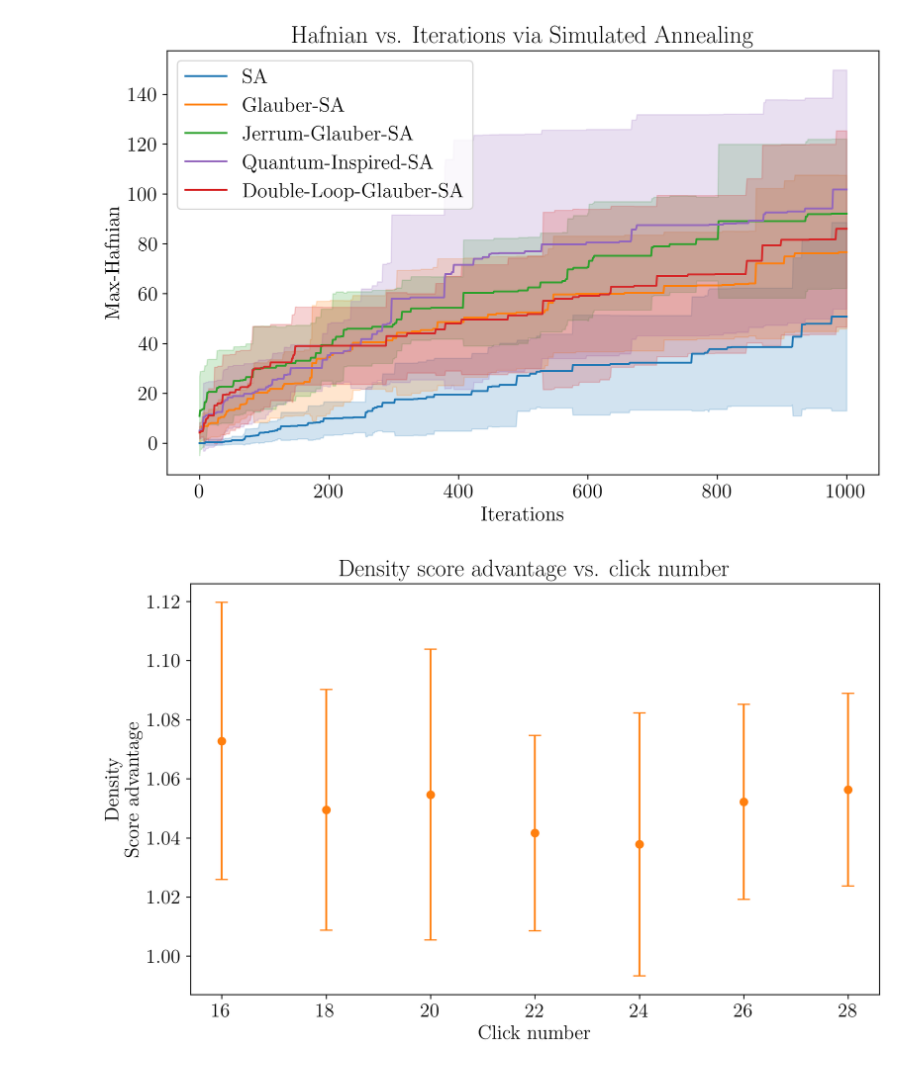
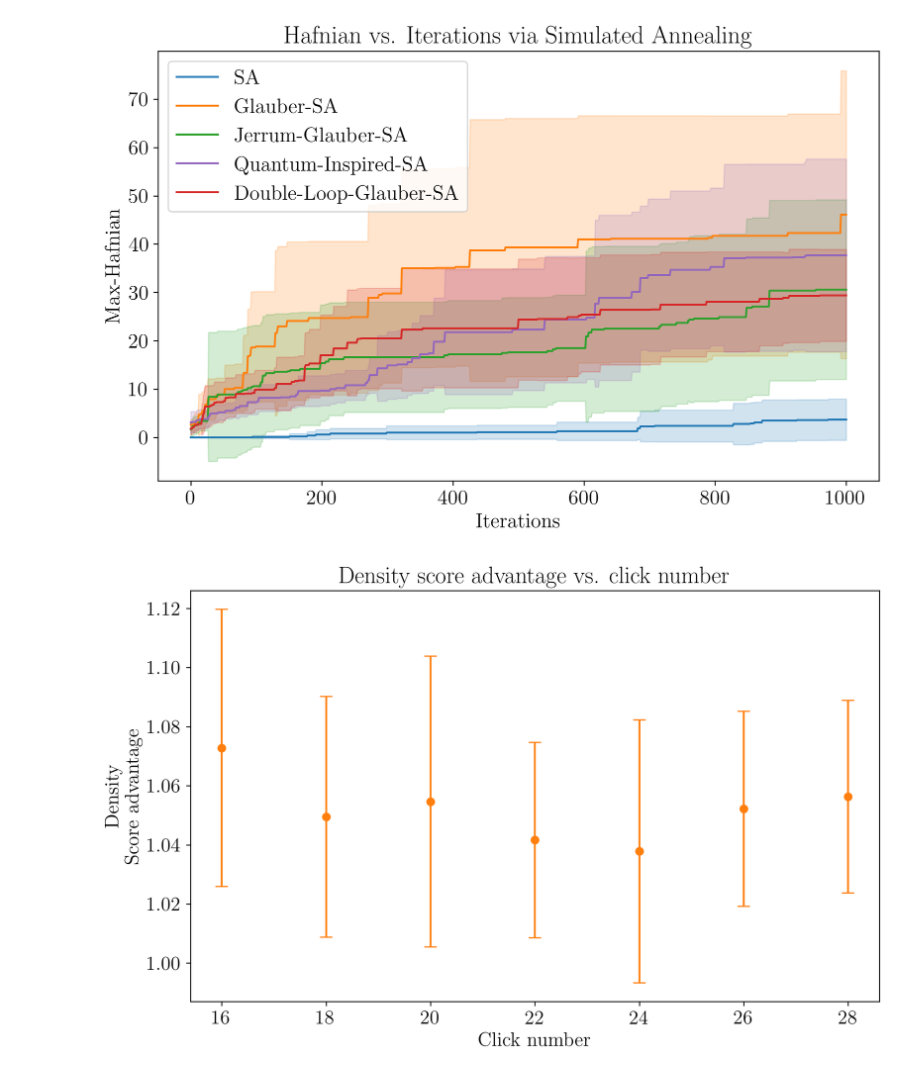
Before and after one commit to Qubit-Fernand/GBS-MCMC, a Jupyter notebook: Plot.ipynb, the cells around one changed output. Saved outputs shown, nothing was run; the diff lists cells and outputs as text; code cells hidden in the pictures.

```diff
--- a/Plot.ipynb
+++ b/Plot.ipynb
@@ -31,7 +31,7 @@ if function == 'hafnian':
 elif function == 'density':
     G = 'G2'
 
-G = 'G4'  # Uncomment to use G4
+G = 'G5'  # Uncomment to use G4
 
 plt.figure(figsize=(10, 6), dpi=300)
 
@@ -72,35 +72,38 @@ if (G == 'G4') or (G == 'G5'):
     plt.plot(mean_double_loop_glauber_density_values, label=f"Double-Loop-Glauber-{method}", color='C3')
     plt.fill_between(range(iteration+1), mean_double_loop_glauber_density_values - std_double_loop_glauber_density_values, mean_double_loop_glauber_density_values + std_double_loop_glauber_density_values, color = 'C3', alpha=0.2)
 
 Function = function.capitalize()
 
 plt.xlabel("Iterations")
 if function == 'hafnian':
     plt.ylabel(f"Max-{Function}")
 elif function == 'density':
     plt.ylabel(f"Max-{function}")
 
 if method == 'RS':
     plt.title(f"{Function} vs. Iterations via Random Search")
 elif method == 'SA':
     plt.title(f"{Function} vs. Iterations via Simulated Annealing")
 
-plt.legend(loc = "best")
+if function == 'hafnian' and method == 'SA':
+    plt.legend(loc = "upper left") # Compulsorily set
+else:
+    plt.legend(loc = "best")
 
 if G == 'G4':
     function = f"double_loop_{function}"
 elif G == 'G5':
     function = f"sparse_{function}"
 
 if save == True:
     if method == 'RS':
         plt.savefig(f"./Figure/{function}_random_search.pdf")
     elif method == 'SA':
         plt.savefig(f"./Figure/{function}_simulated_annealing.pdf")
 
 plt.show()
 # %% [output]
-[figure, old version]
+[figure, new version]
 # %%
 G = 'G3'
 n = 256
```
Also changed, not shown: 3 other files.
